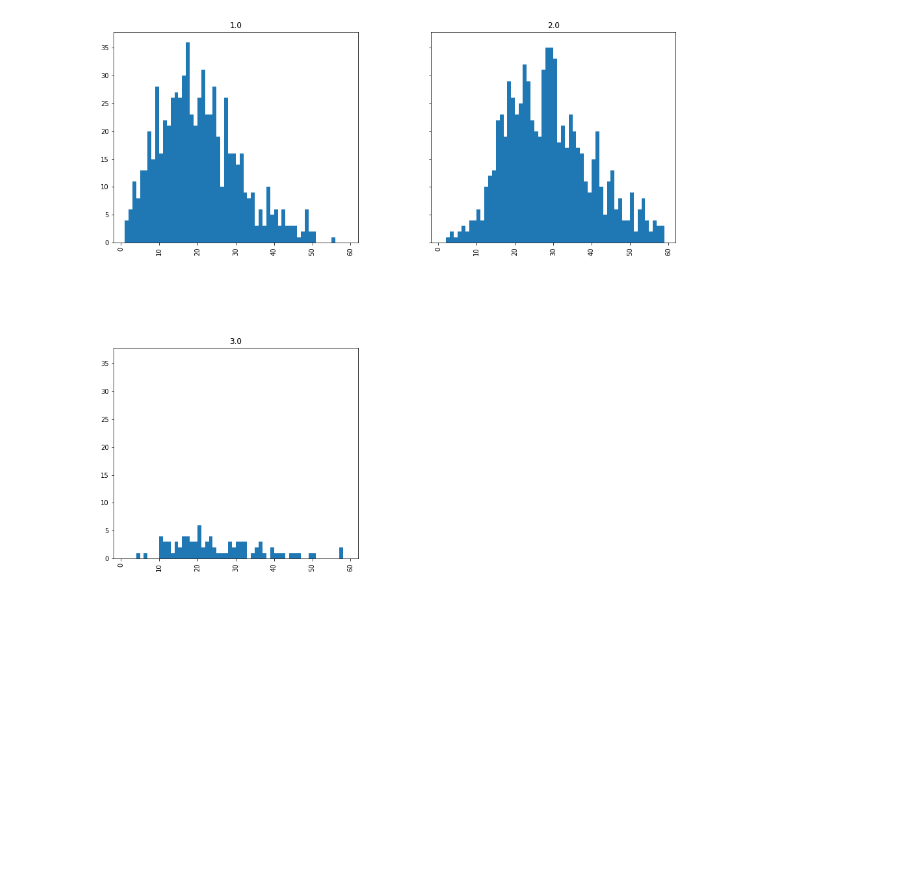
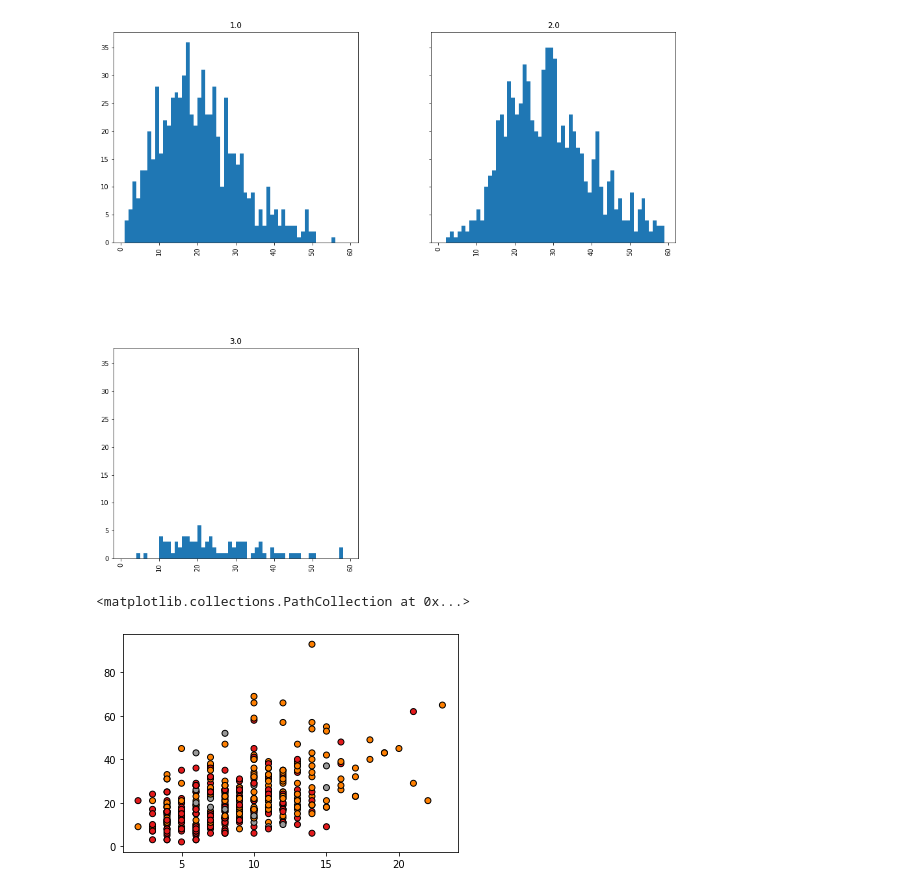
Before and after one commit to Machine-Learning-Project-Group/How-long-will-it-take-to-cook-this-, a Jupyter notebook: Professional Statistical Analysis.ipynb, the cells around one changed output. Drawn from its saved outputs; the diff is of its cells as text; code cells hidden in the pictures; blank space fills up the shorter version.

```diff
--- a/Professional Statistical Analysis.ipynb
+++ b/Professional Statistical Analysis.ipynb
@@ -28,3 +28,9 @@ array([[<AxesSubplot:title={'center':'1.0'}>,
        [<AxesSubplot:title={'center':'3.0'}>, <AxesSubplot:>]],
       dtype=object)
 [figure]
+# %%
+X = train.iloc[:400]
+plt.scatter(X.loc[:,'n_ingredients'], X.loc[:,'n_verbs'], c=X['duration_label'], cmap=plt.cm.Set1, edgecolor='k')
+# %% [output]
+<matplotlib.collections.PathCollection at 0x...>
+[figure, added]
```
Also changed, not shown: parts of 13 cells of this notebook, 5 other files.
